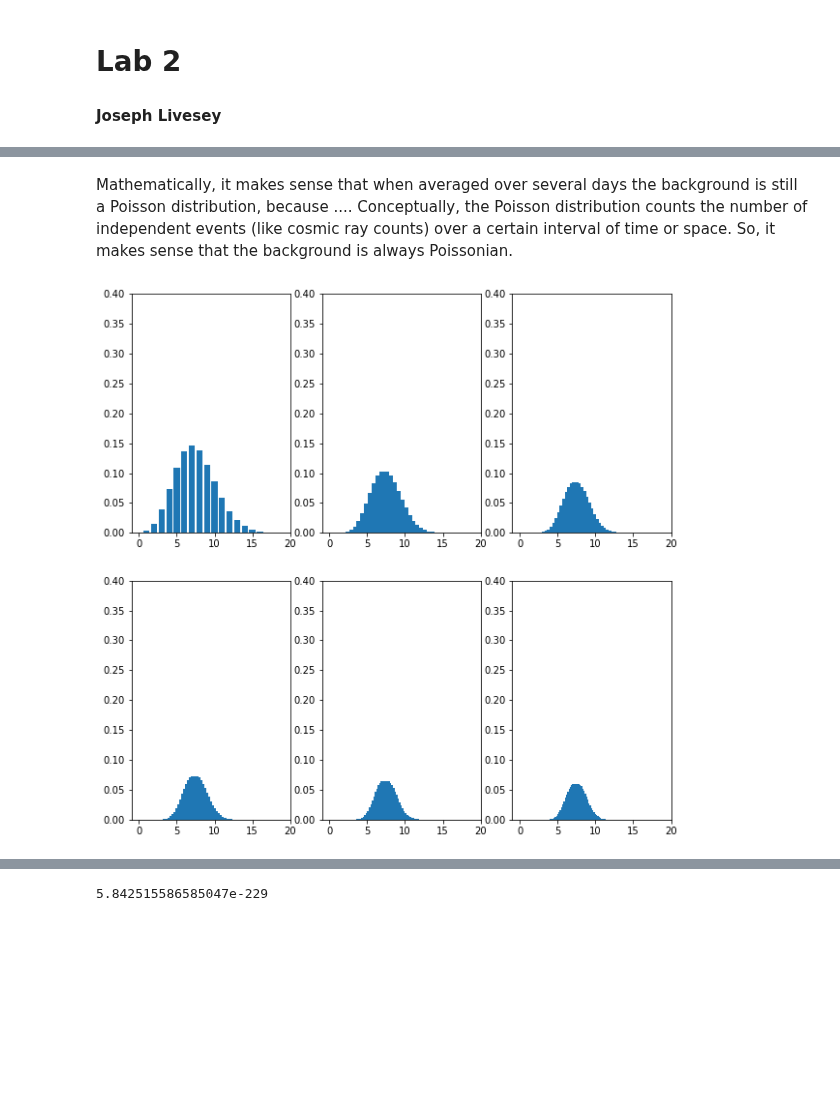
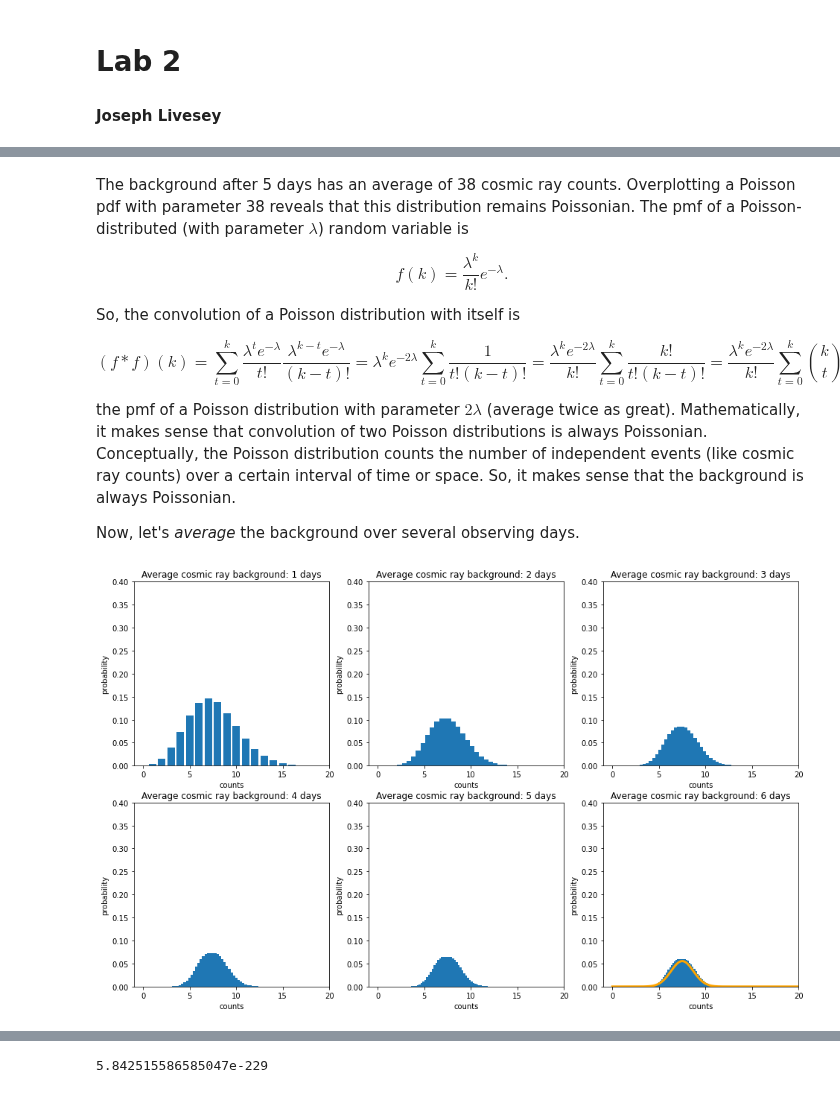
Before and after one commit to jrlivesey/PHYS-434, a Jupyter notebook: Lab_2.ipynb, the cells around one changed output, grey strips where cells are left out. Cells and saved outputs as stored; diff of their text form; code cells hidden in the pictures; blank space fills up the shorter version.

```diff
--- a/Lab_2.ipynb
+++ b/Lab_2.ipynb
@@ -20,15 +25,23 @@ background_8 = signal.convolve(background_7, background_1)
 background_9 = signal.convolve(background_8, background_1)
 background_10 = signal.convolve(background_9, background_1)
 # %%
-fig, ax = plt.subplots(2, 3, figsize=(10,10))
+k = np.arange(0, 80)
+
+fig, ax = plt.subplots(2, 3, figsize=(16, 10))
 ax[0, 0].bar(range(len(background_1)), background_1)
 ax[0, 1].bar(range(len(background_2)), background_2)
 ax[0, 2].bar(range(len(background_3)), background_3)
 ax[1, 0].bar(range(len(background_4)), background_4)
 ax[1, 1].bar(range(len(background_5)), background_5)
+ax[1, 1].plot(k, stats.poisson(38).pmf(k), color='orange', lw=3)
 ax[1, 2].bar(range(len(background_6)), background_6)
+n = 1
 for i in range(2):
     for j in range(3):
+        ax[i, j].set_title('Total cosmic ray background: ' + str(n) + ' days')
+        n += 1
+        ax[i, j].set_xlabel('counts')
+        ax[i ,j].set_ylabel('probability')
         ax[i, j].set_xlim(-1, 80)
         ax[i, j].set_ylim(0, 0.15);
 # %% [output]
@@ -36,17 +49,35 @@ for i in range(2):
 # %% [markdown]
-Mathematically, it makes sense that when averaged over several days the background is still a Poisson distribution, because .... Conceptually, the Poisson distribution counts the number of independent events (like cosmic ray counts) over a certain interval of time or space. So, it makes sense that the background is always Poissonian.
+The background after 5 days has an average of 38 cosmic ray counts. Overplotting a Poisson pdf with parameter 38 reveals that this distribution remains Poissonian. The pmf of a Poisson-distributed (with parameter $\lambda$) random variable is
+
+$$ f(k) = \frac{\lambda^k}{k!} e^{-\lambda}. $$
+
+So, the convolution of a Poisson distribution with itself is
+
+$$
+(f * f)(k) = \sum_{t=0}^k \frac{\lambda^t e^{-\lambda}}{t!} \frac{\lambda^{k-t} e^{-\lambda}}{(k - t)!} = \lambda^k e^{-2\lambda} \sum_{t=0}^k \frac{1}{t!(k - t)!} = \frac{\lambda^k e^{-2\lambda}}{k!} \sum_{t=0}^k \frac{k!}{t!(k - t)!} = \frac{\lambda^k e^{-2\lambda}}{k!} \sum_{t=0}^k \binom{k}{t} = \frac{(2\lambda)^k e^{-2\lambda}}{k!},
+$$
+
+the pmf of a Poisson distribution with parameter $2\lambda$ (average twice as great). Mathematically, it makes sense that convolution of two Poisson distributions is always Poissonian. Conceptually, the Poisson distribution counts the number of independent events (like cosmic ray counts) over a certain interval of time or space. So, it makes sense that the background is always Poissonian.
+
+Now, let's *average* the background over several observing days.
 # %%
-fig, ax = plt.subplots(2, 3, figsize=(10,10))
+fig, ax = plt.subplots(2, 3, figsize=(16, 10))
 ax[0, 0].bar(range(len(background_1)), background_1)
 ax[0, 1].bar([k/2 for k in range(len(background_2))], background_2)
 ax[0, 2].bar([k/3 for k in range(len(background_3))], background_3)
 ax[1, 0].bar([k/4 for k in range(len(background_4))], background_4)
 ax[1, 1].bar([k/5 for k in range(len(background_5))], background_5)
 ax[1, 2].bar([k/6 for k in range(len(background_6))], background_6)
+ax[1, 2].plot([k/6 for k in range(len(background_6))], stats.norm.pdf([k/6 for k in range(len(background_6))], loc=7.5, scale=1.2) / 6, color='orange', lw=3)
+n = 1
 for i in range(2):
     for j in range(3):
+        ax[i, j].set_title('Average cosmic ray background: ' + str(n) + ' days')
+        n += 1
+        ax[i, j].set_xlabel('counts')
+        ax[i, j].set_ylabel('probability')
         ax[i, j].set_xlim(-1, 20)
         ax[i, j].set_ylim(0, 0.4);
 # %% [output]
-[figure, old version]
+[figure, new version]
 # %% [markdown]
```
Also changed, not shown: parts of 26 cells of this notebook.
